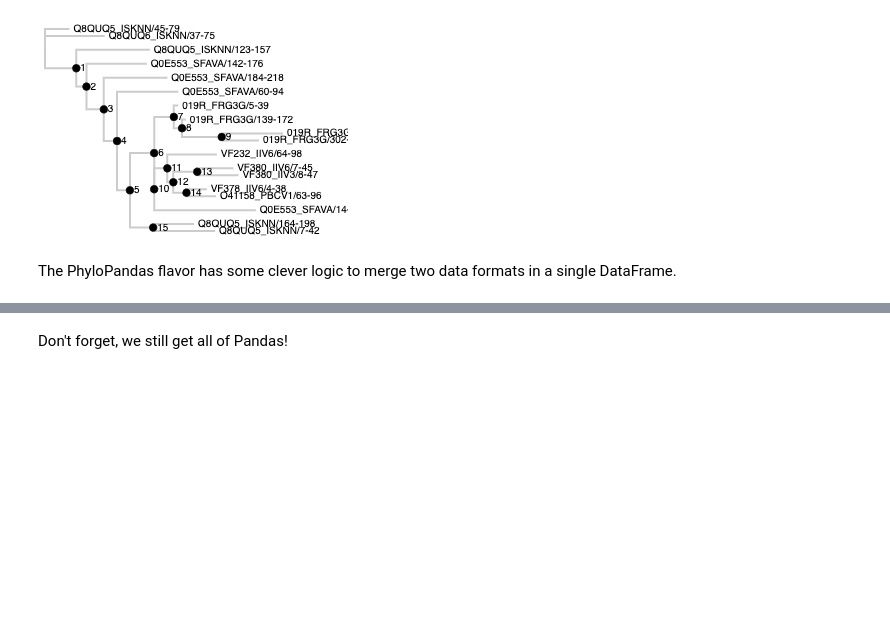
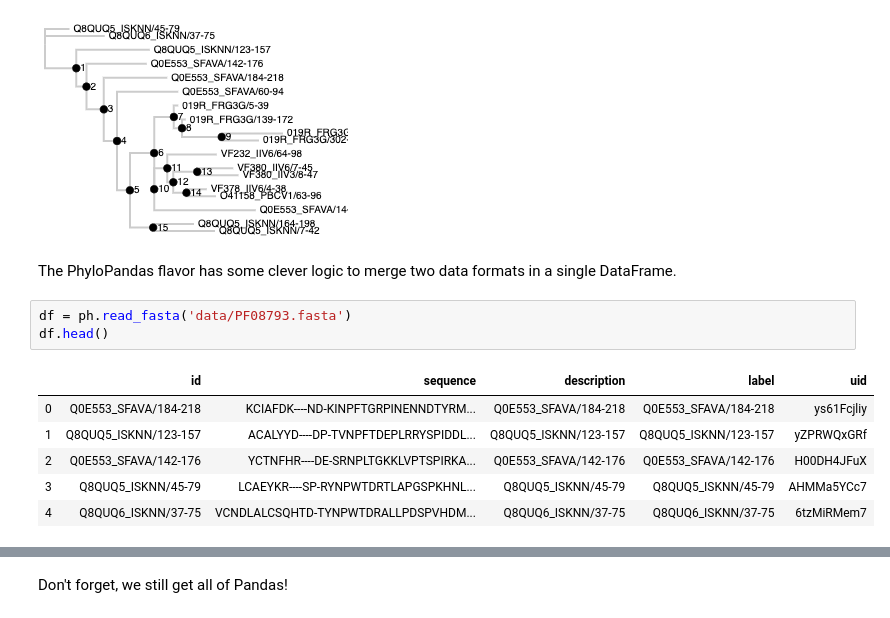
Before and after one commit to Zsailer/pandas-flavor-talk, a Jupyter notebook: slides.ipynb, the cells around one changed output, grey strips where cells are left out. Saved outputs shown, nothing was run; the diff lists cells and outputs as text; blank space fills up the shorter version.

```diff
--- a/slides.ipynb
+++ b/slides.ipynb
@@ -356,4 +373,14 @@ TreeChart.from_newick('data/PF08793.newick')
 [figure]
 # %% [markdown]
 The PhyloPandas flavor has some clever logic to merge two data formats in a single DataFrame.
+# %%
+df = ph.read_fasta('data/PF08793.fasta')
+df.head()
+# %% [output]
+|  | id | sequence | description | label | uid |
+| 0 | Q0E553_SFAVA/184-218 | KCIAFDK----ND-KINPFTGRPINENNDTYRM... | Q0E553_SFAVA/184-218 | Q0E553_SFAVA/184-218 | ys61Fcjliy |
+| 1 | Q8QUQ5_ISKNN/123-157 | ACALYYD----DP-TVNPFTDEPLRRYSPIDDL... | Q8QUQ5_ISKNN/123-157 | Q8QUQ5_ISKNN/123-157 | yZPRWQxGRf |
+| 2 | Q0E553_SFAVA/142-176 | YCTNFHR----DE-SRNPLTGKKLVPTSPIRKA... | Q0E553_SFAVA/142-176 | Q0E553_SFAVA/142-176 | H00DH4JFuX |
+| 3 | Q8QUQ5_ISKNN/45-79 | LCAEYKR----SP-RYNPWTDRTLAPGSPKHNL... | Q8QUQ5_ISKNN/45-79 | Q8QUQ5_ISKNN/45-79 | AHMMa5YCc7 |
+| 4 | Q8QUQ6_ISKNN/37-75 | VCNDLALCSQHTD-TYNPWTDRALLPDSPVHDM... | Q8QUQ6_ISKNN/37-75 | Q8QUQ6_ISKNN/37-75 | 6tzMiRMem7 |
 # %%
```
Also changed, not shown: parts of 18 cells of this notebook, 2 other files.
